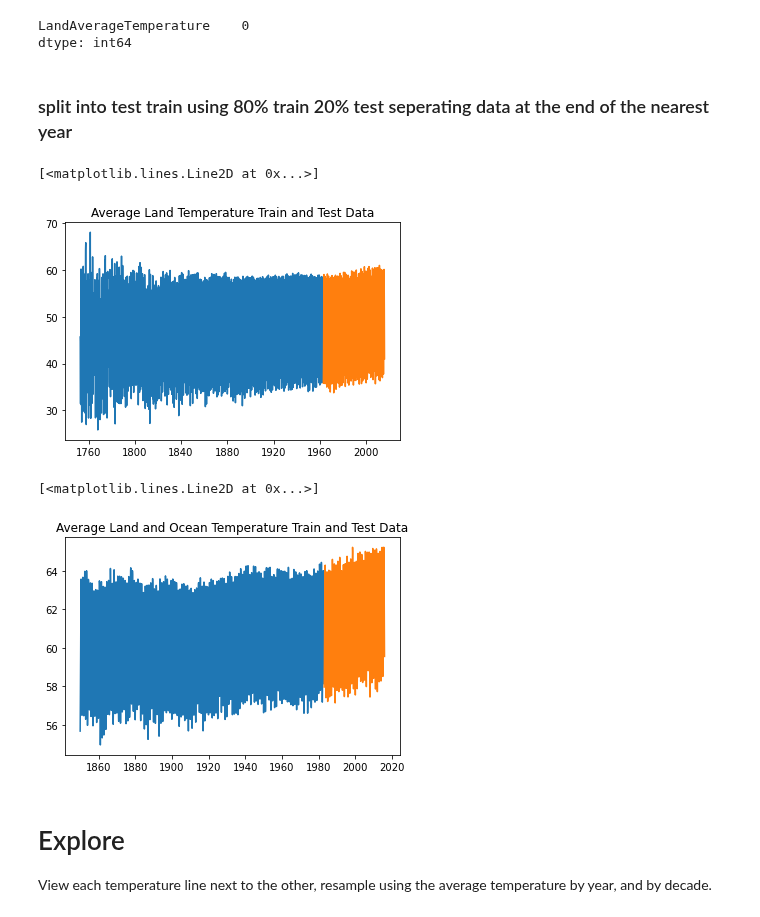
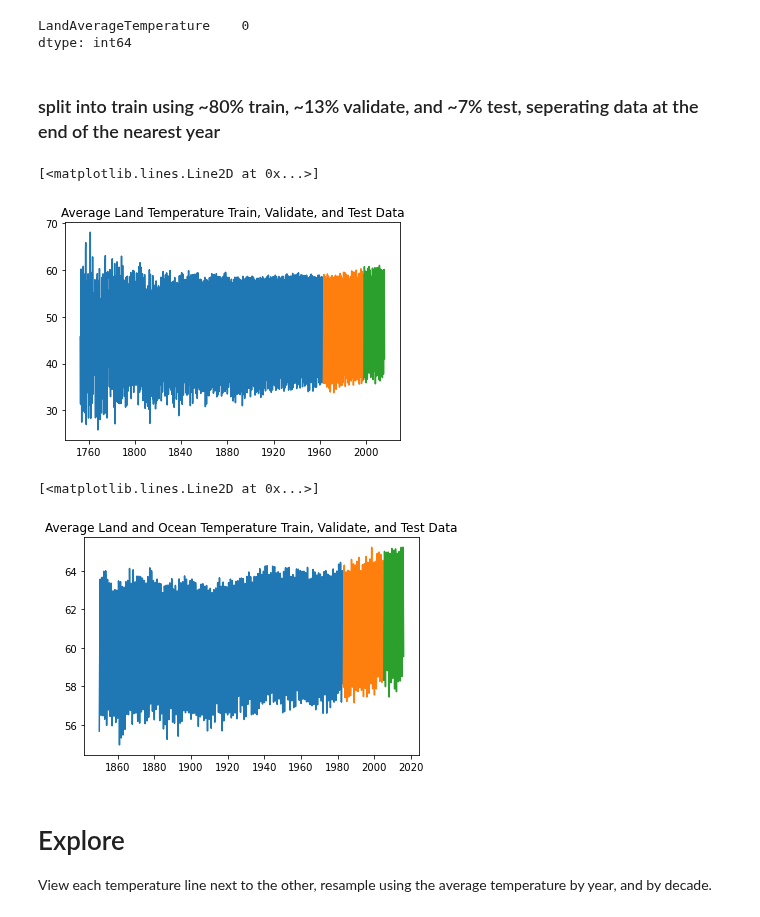
Before and after one commit to Johndsalas/earths_temperature_time_series, a Jupyter notebook: main_notebook.ipynb, the cells around one changed output. Cells and saved outputs as stored; diff of their text form; code cells hidden in the pictures.

Commit message:
added validate to data split ready to begin modeling.

```diff
--- a/main_notebook.ipynb
+++ b/main_notebook.ipynb
@@ -207,35 +207,31 @@ df_land.isnull().sum()
 LandAverageTemperature    0
 dtype: int64
 # %% [markdown]
-### split into test train using 80% train 20% test seperating data at the end of the nearest year
+### split into train using ~80% train, ~13% validate, and ~7% test, seperating data at the end of the nearest year
 # %%
-train_size = .80
-n = df_land.shape[0]
-test_start_index = round(train_size * n)
+train_land = df_land[:'1962-12-01']
+validate_land = df_land['1963-01-01':'1997-12-01']
+test_land = df_land['1998-01-01':]
 
-train_land = df_land[:'1962-12-01']
-test_land = df_land['1963-01-01':]
-
-plt.title("Average Land Temperature Train and Test Data")
+plt.title("Average Land Temperature Train, Validate, and Test Data")
 plt.plot(train_land.index, train_land.LandAverageTemperature)
+plt.plot(validate_land.index, validate_land.LandAverageTemperature)
 plt.plot(test_land.index, test_land.LandAverageTemperature)
 # %% [output]
 [<matplotlib.lines.Line2D at 0x...>]
-[figure, old version]
+[figure, new version]
 # %%
-train_size = .80
-n = df_lo.shape[0]
-test_start_index = round(train_size * n)
+train_ocean = df_lo[:'1982-12-01']
+validate_ocean = df_lo['1983-01-01':'2004-12-01']
+test_ocean = df_lo['2005-01-01':]
 
-train_ocean = df_lo[:'1982-12-01']
-test_ocean = df_lo['1983-01-01':]
-
-plt.title("Average Land and Ocean Temperature Train and Test Data")
+plt.title("Average Land and Ocean Temperature Train, Validate, and Test Data")
 plt.plot(train_ocean.index, train_ocean.LandAndOceanAverageTemperature)
+plt.plot(validate_ocean.index, validate_ocean.LandAndOceanAverageTemperature)
 plt.plot(test_ocean.index, test_ocean.LandAndOceanAverageTemperature)
 # %% [output]
 [<matplotlib.lines.Line2D at 0x...>]
-[figure, old version]
+[figure, new version]
 # %% [markdown]
 # Explore
 
```
Also changed, not shown: parts of 1 cell of this notebook.
